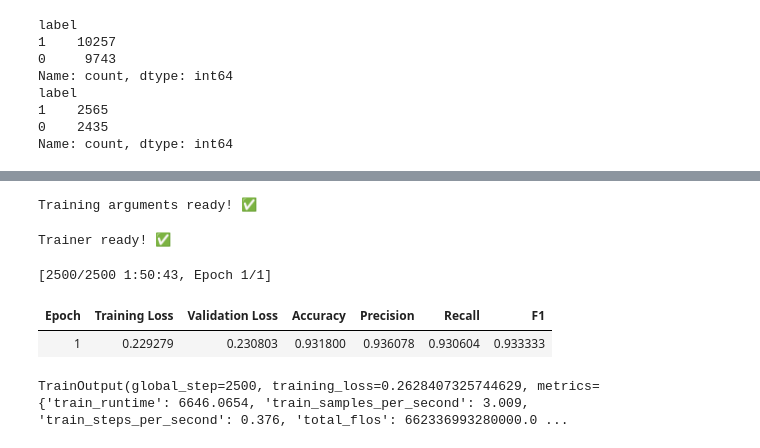
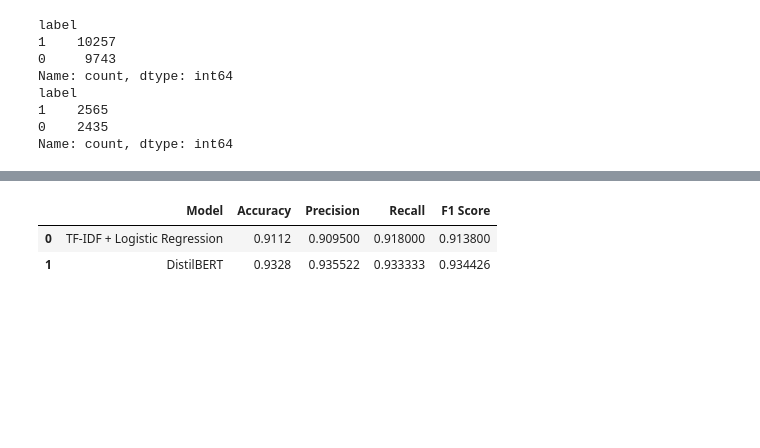
Before and after one commit to Shristiii20/ReviewSense, a Jupyter notebook: notebooks/03_distilbert.ipynb, the cells around one changed output, grey strips where cells are left out. Drawn from its saved outputs; the diff is of its cells as text; code cells hidden in the pictures; blank space fills up the shorter version.

```diff
--- a/notebooks/03_distilbert.ipynb
+++ b/notebooks/03_distilbert.ipynb
@@ -296,40 +512,29 @@ print(accelerate.__version__)
 # %%
-training_args = TrainingArguments(
-    output_dir="../models/distilbert",
-    eval_strategy="epoch",
-    save_strategy="epoch",
-    learning_rate=2e-5,
-    per_device_train_batch_size=8,
-    per_device_eval_batch_size=8,
-    num_train_epochs=1,
-    weight_decay=0.01,
-    load_best_model_at_end=True,
-    metric_for_best_model="f1",
-    logging_steps=100,
-    report_to="none",
-    dataloader_num_workers=0
-)
+comparison = pd.DataFrame({
+    "Model": [
+        "TF-IDF + Logistic Regression",
+        "DistilBERT"
+    ],
+    "Accuracy": [
+        0.9112,
+        final_accuracy
+    ],
+    "Precision": [
+        0.9095,
+        final_precision
+    ],
+    "Recall": [
+        0.9180,
+        final_recall
+    ],
+    "F1 Score": [
+        0.9138,
+        final_f1
+    ]
+})
 
-print("Training arguments ready! ✅")
+comparison
 # %% [output]
-Training arguments ready! ✅
+|  | Model | Accuracy | Precision | Recall | F1 Score |
+| 0 | TF-IDF + Logistic Regression | 0.9112 | 0.909500 | 0.918000 | 0.913800 |
+| 1 | DistilBERT | 0.9328 | 0.935522 | 0.933333 | 0.934426 |
-# %%
-trainer = Trainer(
-    model=model,
-    args=training_args,
-    train_dataset=tokenized_train,
-    eval_dataset=tokenized_test,
-    processing_class=tokenizer,
-    compute_metrics=compute_metrics
-)
-
-print("Trainer ready!")
-# %% [output]
-Trainer ready! ✅
-# %%
-trainer.train()
-# %% [output]
-[2500/2500 1:50:43, Epoch 1/1]
-| Epoch | Training Loss | Validation Loss | Accuracy | Precision | Recall | F1 |
-| 1 | 0.229279 | 0.230803 | 0.931800 | 0.936078 | 0.930604 | 0.933333 |
-TrainOutput(global_step=2500, training_loss=0.2628407325744629, metrics={'train_runtime': 6646.0654, 'train_samples_per_second': 3.009, 'train_steps_per_second': 0.376, 'total_flos': 662336993280000.0 ...
```
Also changed, not shown: parts of 25 cells of this notebook, 6 other files.
